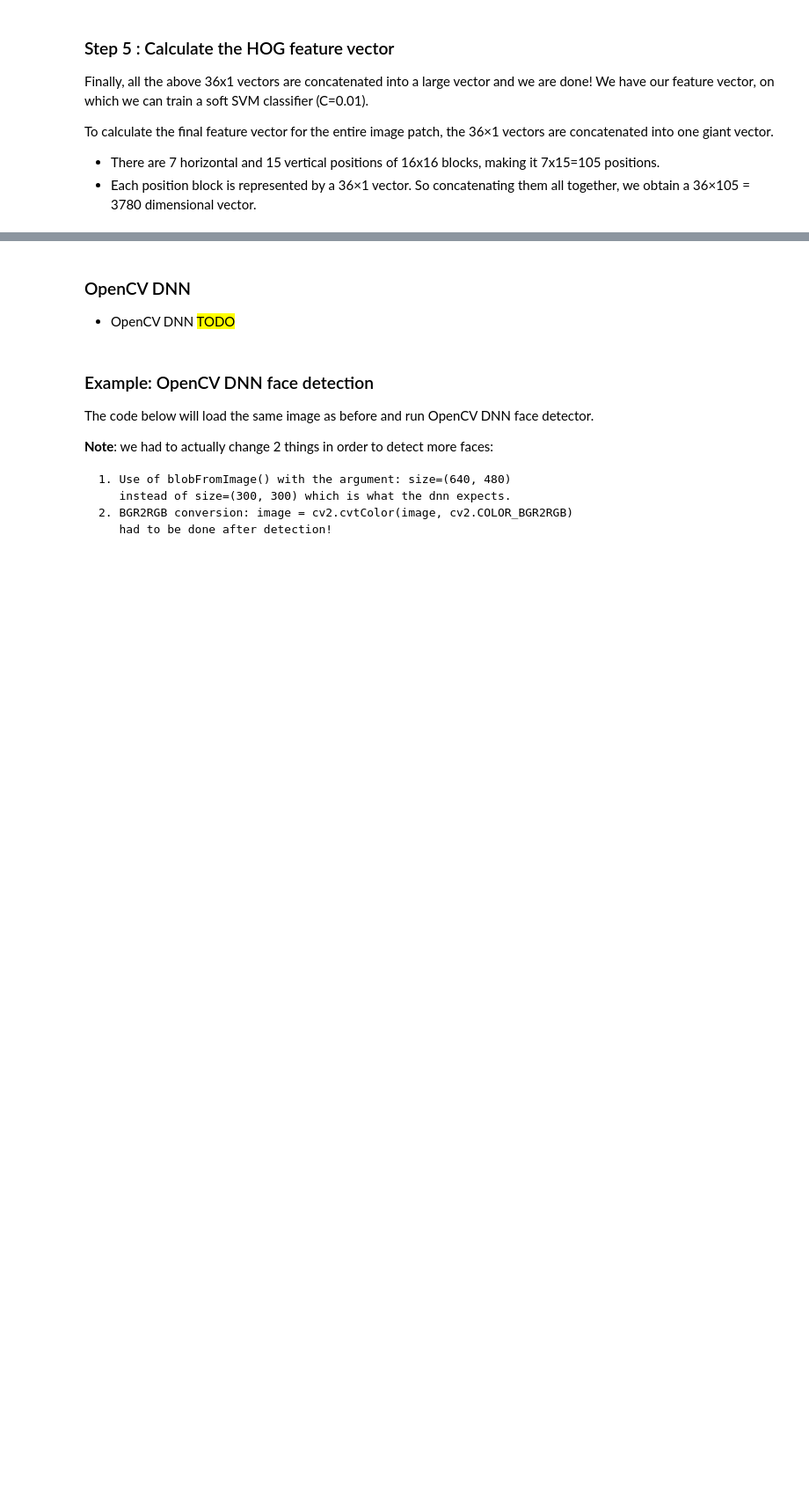
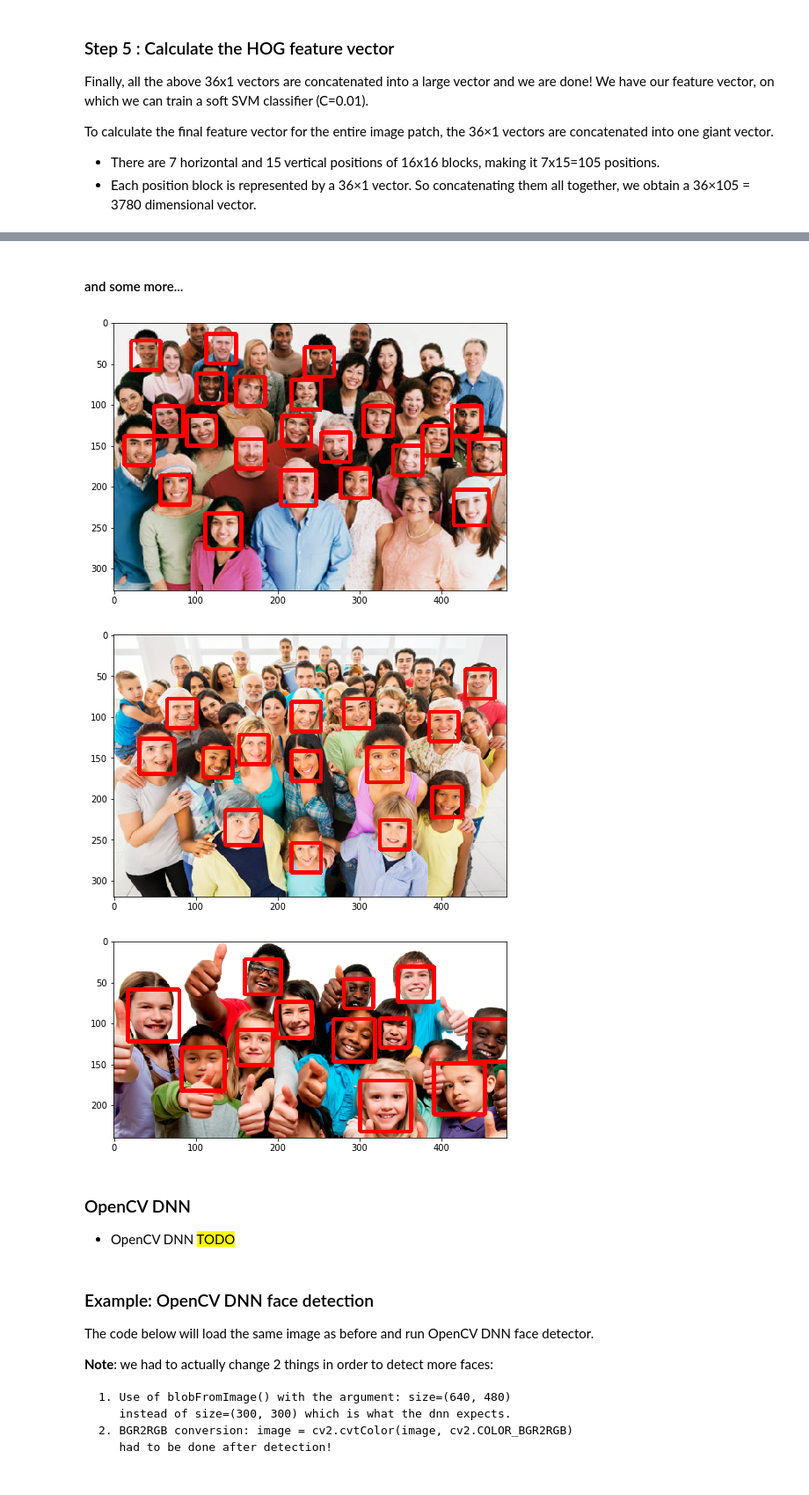
Before and after one commit to yossi-cohen/face-recognition, a Jupyter notebook: face-recognition.ipynb, the cells around one changed output, grey strips where cells are left out. Shown at 88% size. Saved outputs shown, nothing was run; the diff lists cells and outputs as text; code cells hidden in the pictures; blank space fills up the shorter version.

```diff
--- a/face-recognition.ipynb
+++ b/face-recognition.ipynb
@@ -819,3 +814,13 @@ plt.show()
+# %% [markdown]
+#### and some more...
+# %%
+dlib_hog_detection_image(image_path='src/examples/face_detection/images/faces1.jpg')
+dlib_hog_detection_image(image_path='src/examples/face_detection/images/faces2.jpg')
+dlib_hog_detection_image(image_path='src/examples/face_detection/images/faces3.jpg')
+# %% [output]
+[figure, added]
+[figure, added]
+[figure, added]
 # %% [markdown]
 ### OpenCV DNN
 - OpenCV DNN
```
Also changed, not shown: parts of 17 cells of this notebook, 4 other files.
